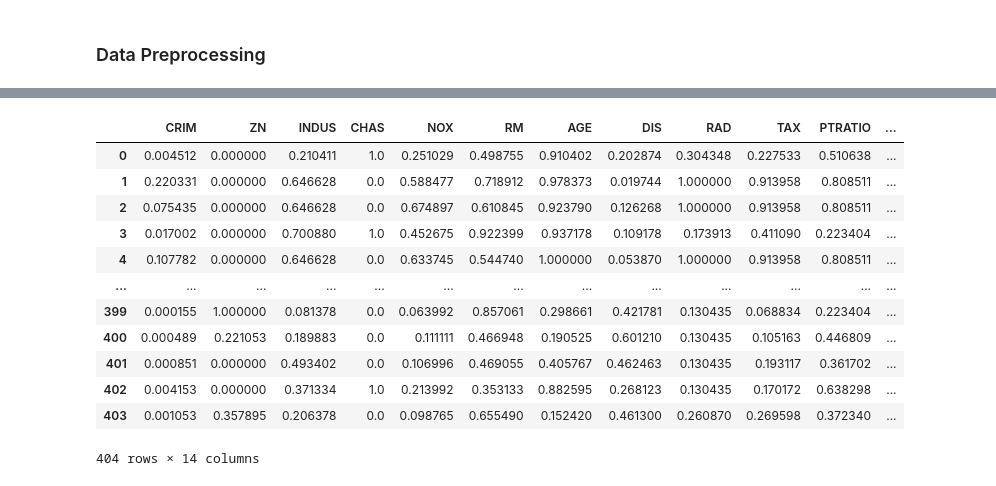
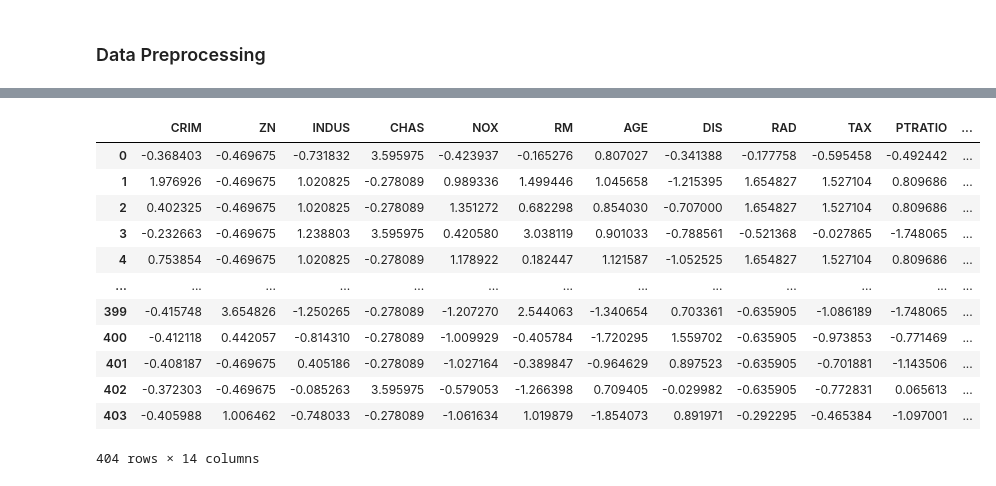
Before and after one commit to pippuu/TuBes-PML, a Jupyter notebook: main.ipynb, the cells around one changed output, grey strips where cells are left out. Cells and saved outputs as stored; diff of their text form; code cells hidden in the pictures.

```diff
--- a/main.ipynb
+++ b/main.ipynb
@@ -89,23 +58,23 @@ Name: PRICE, Length: 202, dtype: int64
 # %%
 # Normalizing data values for data train
-normalizer = MinMaxScaler()
+normalizer = StandardScaler()
 normalized_data_train = dataset_train_raw.copy()
 cols = normalized_data_train.columns
 for col in cols:
     normalized_data_train[col] = normalizer.fit_transform(normalized_data_train[[col]])
 
 normalized_data_train
 # %% [output]
 |  | CRIM | ZN | INDUS | CHAS | NOX | RM | AGE | DIS | RAD | TAX | PTRATIO | ... |
-| 0 | 0.004512 | 0.000000 | 0.210411 | 1.0 | 0.251029 | 0.498755 | 0.910402 | 0.202874 | 0.304348 | 0.227533 | 0.510638 | ... |
-| 1 | 0.220331 | 0.000000 | 0.646628 | 0.0 | 0.588477 | 0.718912 | 0.978373 | 0.019744 | 1.000000 | 0.913958 | 0.808511 | ... |
-| 2 | 0.075435 | 0.000000 | 0.646628 | 0.0 | 0.674897 | 0.610845 | 0.923790 | 0.126268 | 1.000000 | 0.913958 | 0.808511 | ... |
-| 3 | 0.017002 | 0.000000 | 0.700880 | 1.0 | 0.452675 | 0.922399 | 0.937178 | 0.109178 | 0.173913 | 0.411090 | 0.223404 | ... |
-| 4 | 0.107782 | 0.000000 | 0.646628 | 0.0 | 0.633745 | 0.544740 | 1.000000 | 0.053870 | 1.000000 | 0.913958 | 0.808511 | ... |
+| 0 | -0.368403 | -0.469675 | -0.731832 | 3.595975 | -0.423937 | -0.165276 | 0.807027 | -0.341388 | -0.177758 | -0.595458 | -0.492442 | ... |
+| 1 | 1.976926 | -0.469675 | 1.020825 | -0.278089 | 0.989336 | 1.499446 | 1.045658 | -1.215395 | 1.654827 | 1.527104 | 0.809686 | ... |
+| 2 | 0.402325 | -0.469675 | 1.020825 | -0.278089 | 1.351272 | 0.682298 | 0.854030 | -0.707000 | 1.654827 | 1.527104 | 0.809686 | ... |
+| 3 | -0.232663 | -0.469675 | 1.238803 | 3.595975 | 0.420580 | 3.038119 | 0.901033 | -0.788561 | -0.521368 | -0.027865 | -1.748065 | ... |
+| 4 | 0.753854 | -0.469675 | 1.020825 | -0.278089 | 1.178922 | 0.182447 | 1.121587 | -1.052525 | 1.654827 | 1.527104 | 0.809686 | ... |
 | ... | ... | ... | ... | ... | ... | ... | ... | ... | ... | ... | ... | ... |
-| 399 | 0.000155 | 1.000000 | 0.081378 | 0.0 | 0.063992 | 0.857061 | 0.298661 | 0.421781 | 0.130435 | 0.068834 | 0.223404 | ... |
-| 400 | 0.000489 | 0.221053 | 0.189883 | 0.0 | 0.111111 | 0.466948 | 0.190525 | 0.601210 | 0.130435 | 0.105163 | 0.446809 | ... |
-| 401 | 0.000851 | 0.000000 | 0.493402 | 0.0 | 0.106996 | 0.469055 | 0.405767 | 0.462463 | 0.130435 | 0.193117 | 0.361702 | ... |
-| 402 | 0.004153 | 0.000000 | 0.371334 | 1.0 | 0.213992 | 0.353133 | 0.882595 | 0.268123 | 0.130435 | 0.170172 | 0.638298 | ... |
-| 403 | 0.001053 | 0.357895 | 0.206378 | 0.0 | 0.098765 | 0.655490 | 0.152420 | 0.461300 | 0.260870 | 0.269598 | 0.372340 | ... |
+| 399 | -0.415748 | 3.654826 | -1.250265 | -0.278089 | -1.207270 | 2.544063 | -1.340654 | 0.703361 | -0.635905 | -1.086189 | -1.748065 | ... |
+| 400 | -0.412118 | 0.442057 | -0.814310 | -0.278089 | -1.009929 | -0.405784 | -1.720295 | 1.559702 | -0.635905 | -0.973853 | -0.771469 | ... |
+| 401 | -0.408187 | -0.469675 | 0.405186 | -0.278089 | -1.027164 | -0.389847 | -0.964629 | 0.897523 | -0.635905 | -0.701881 | -1.143506 | ... |
+| 402 | -0.372303 | -0.469675 | -0.085263 | 3.595975 | -0.579053 | -1.266398 | 0.709405 | -0.029982 | -0.635905 | -0.772831 | 0.065613 | ... |
+| 403 | -0.405988 | 1.006462 | -0.748033 | -0.278089 | -1.061634 | 1.019879 | -1.854073 | 0.891971 | -0.292295 | -0.465384 | -1.097001 | ... |
 404 rows × 14 columns
```
Also changed, not shown: parts of 25 cells of this notebook, 6 other files.
